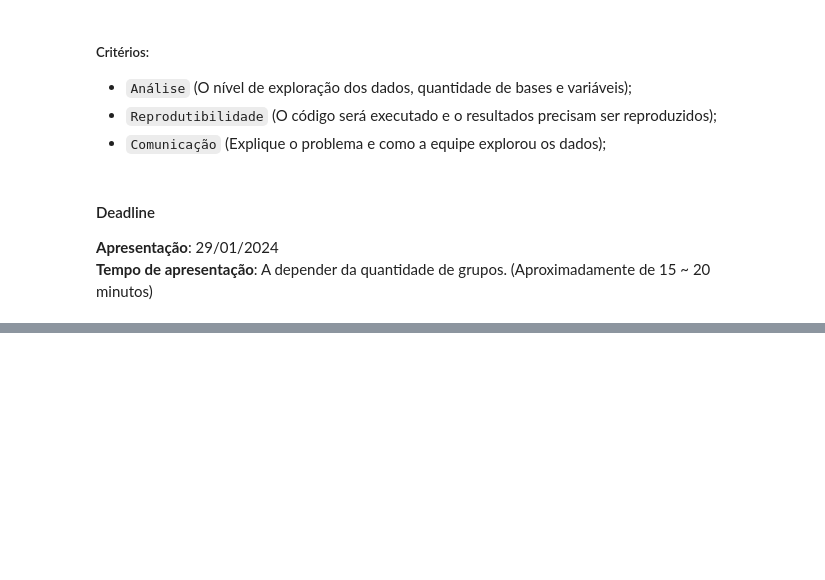
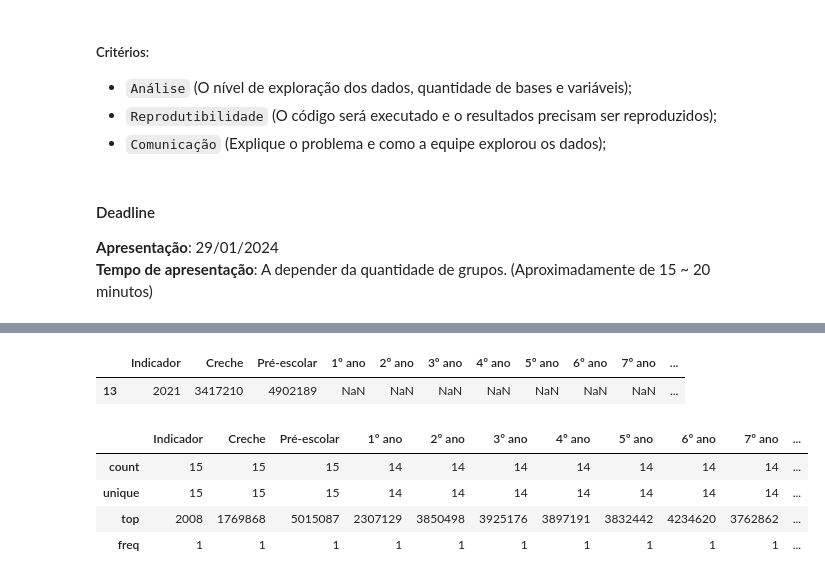
Before and after one commit to jgsjuliana/EDA_CensoEscolarIBGE, a Jupyter notebook: Projeto - Técnicas de Programação I.ipynb, the cells around one changed output, grey strips where cells are left out. Cells and saved outputs as stored; diff of their text form; code cells hidden in the pictures; blank space fills up the shorter version.

```diff
--- a/Projeto - Técnicas de Programação I.ipynb
+++ b/Projeto - Técnicas de Programação I.ipynb
@@ -110,0 +138,14 @@ df.tail()
+# %%
+# Identificando a linha com valores nulos
+df[df.isnull().any(axis=1)]
+# %% [output]
+|  | Indicador | Creche | Pré-escolar | 1º ano | 2º ano | 3º ano | 4º ano | 5º ano | 6º ano | 7º ano | ... |
+| 13 | 2021 | 3417210 | 4902189 | NaN | NaN | NaN | NaN | NaN | NaN | NaN | ... |
+# %%
+df.describe()
+# %% [output]
+|  | Indicador | Creche | Pré-escolar | 1º ano | 2º ano | 3º ano | 4º ano | 5º ano | 6º ano | 7º ano | ... |
+| count | 15 | 15 | 15 | 14 | 14 | 14 | 14 | 14 | 14 | 14 | ... |
+| unique | 15 | 15 | 15 | 14 | 14 | 14 | 14 | 14 | 14 | 14 | ... |
+| top | 2008 | 1769868 | 5015087 | 2307129 | 3850498 | 3925176 | 3897191 | 3832442 | 4234620 | 3762862 | ... |
+| freq | 1 | 1 | 1 | 1 | 1 | 1 | 1 | 1 | 1 | 1 | ... |
```
Also changed, not shown: parts of 7 cells of this notebook.
